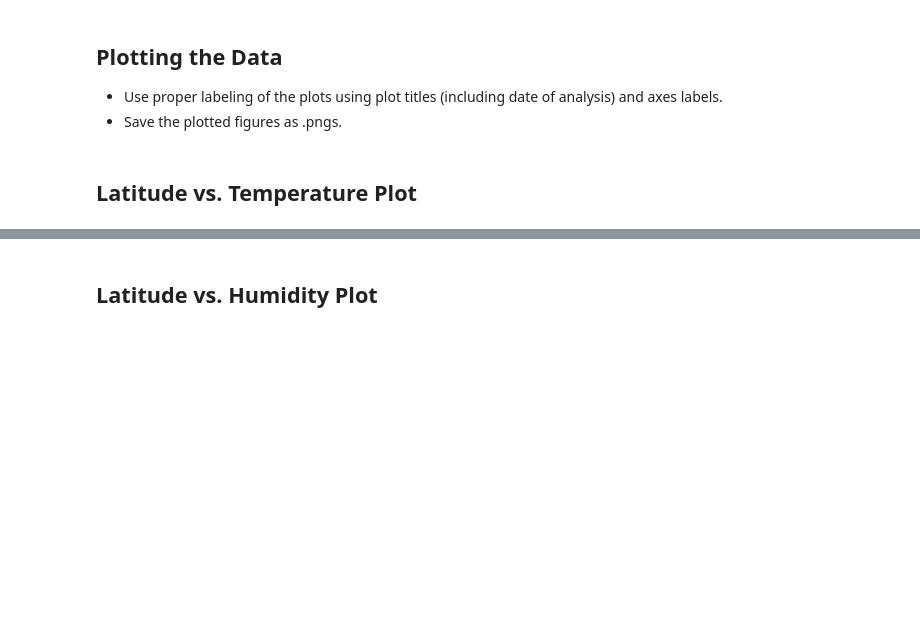
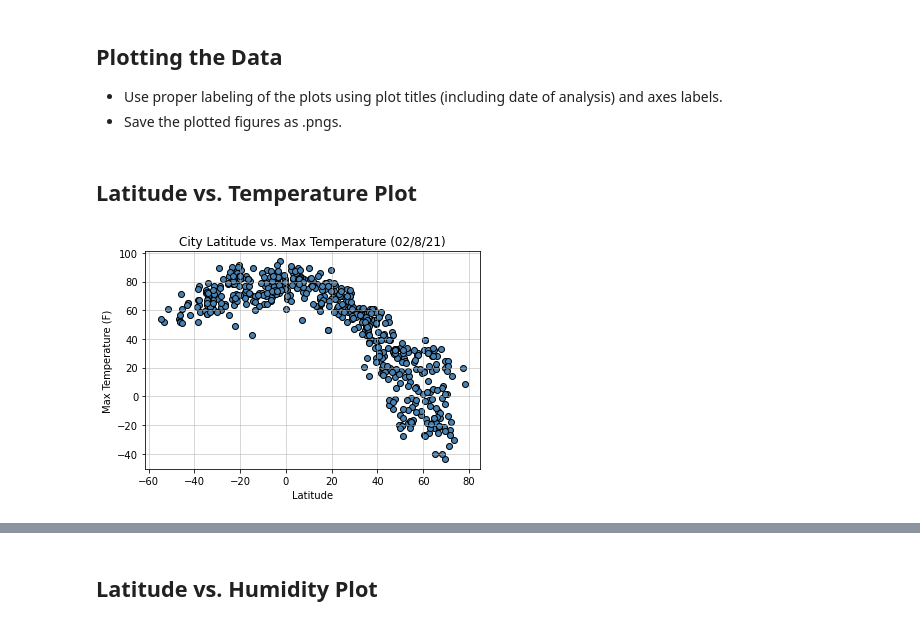
Before and after one commit to mcasiano1/python-api-challenge, a Jupyter notebook: WeatherPy.ipynb, the cells around one changed output, grey strips where cells are left out. Drawn from its saved outputs; the diff is of its cells as text; code cells hidden in the pictures; blank space fills up the shorter version.

```diff
--- a/WeatherPy.ipynb
+++ b/WeatherPy.ipynb
@@ -142,7 +142,7 @@ weather_df = pd.DataFrame({
     "Humidity":humidity_lst,
     "Lat":lat_lst,
     "Lng":lng_lst,
-    "Max Temp (f)":max_temp_lst,
+    "Max Temp (F)":max_temp_lst,
     "Wind Speed (mph)":wind_spd_lst
 
 })
@@ -174,3 +194,11 @@ Skip this step if there are no cities that have humidity > 100%.
 * Save the plotted figures as .pngs.
 # %% [markdown]
 ## Latitude vs. Temperature Plot
+# %%
+plt.scatter(weather_df["Lat"], weather_df["Max Temp (F)"], facecolor = "steelblue", edgecolor = "black")
+plt.title("City Latitude vs. Max Temperature (02/8/21)")
+plt.xlabel("Latitude")
+plt.ylabel("Max Temperature (F)")
+plt.grid(linestyle='-', linewidth=1, alpha = 0.5)
+# %% [output]
+[figure, added]
```
Also changed, not shown: parts of 13 cells of this notebook.
